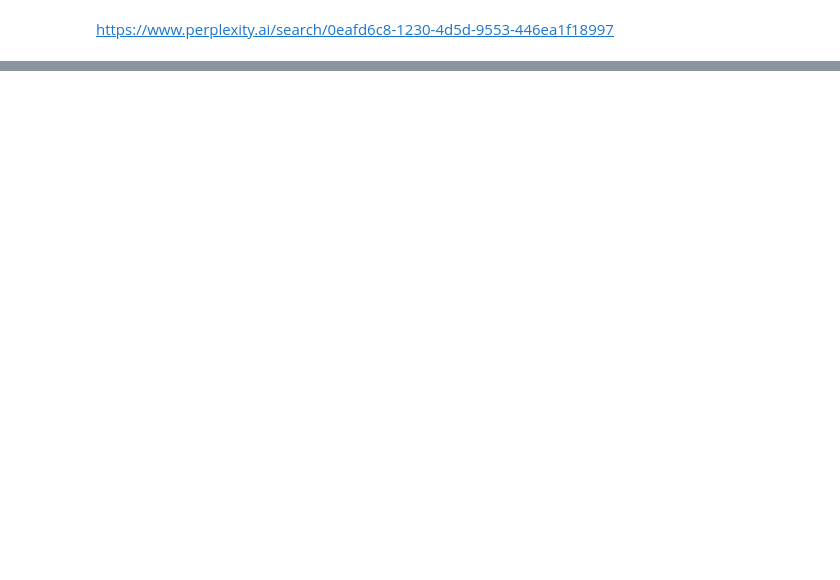
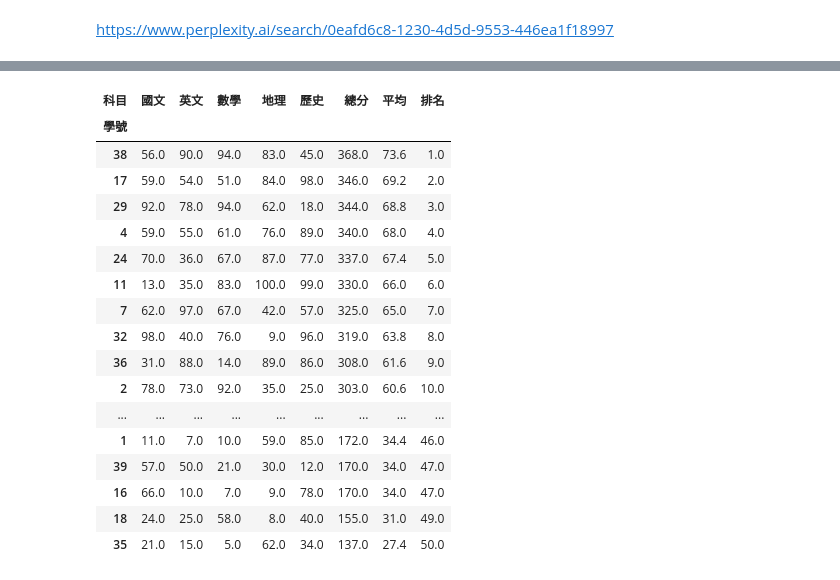
Before and after one commit to futitan/python_analysis, a Jupyter notebook: lesson19/lesson19_1.ipynb, the cells around one changed output, grey strips where cells are left out. Cells and saved outputs as stored; diff of their text form; code cells hidden in the pictures; blank space fills up the shorter version.

```diff
--- a/lesson19/lesson19_1.ipynb
+++ b/lesson19/lesson19_1.ipynb
@@ -68,0 +69,26 @@ scores_pd1.iloc[-5:]
+# %%
+#map ->針對所有的儲存格->要自訂FUNCTION-->RETURN VALUE
+# map(fun)
+#apply ->sreies ->自訂FUNCTION,參數是sreies-->RETURN sreies
+#apply(fun)
+
+scores_pd1.map(lambda v:float(v))
+# %% [output]
+| 科目 | 國文 | 英文 | 數學 | 地理 | 歷史 | 總分 | 平均 | 排名 |
+| 學號 |  |  |  |  |  |  |  |  |
+| 38 | 56.0 | 90.0 | 94.0 | 83.0 | 45.0 | 368.0 | 73.6 | 1.0 |
+| 17 | 59.0 | 54.0 | 51.0 | 84.0 | 98.0 | 346.0 | 69.2 | 2.0 |
+| 29 | 92.0 | 78.0 | 94.0 | 62.0 | 18.0 | 344.0 | 68.8 | 3.0 |
+| 4 | 59.0 | 55.0 | 61.0 | 76.0 | 89.0 | 340.0 | 68.0 | 4.0 |
+| 24 | 70.0 | 36.0 | 67.0 | 87.0 | 77.0 | 337.0 | 67.4 | 5.0 |
+| 11 | 13.0 | 35.0 | 83.0 | 100.0 | 99.0 | 330.0 | 66.0 | 6.0 |
+| 7 | 62.0 | 97.0 | 67.0 | 42.0 | 57.0 | 325.0 | 65.0 | 7.0 |
+| 32 | 98.0 | 40.0 | 76.0 | 9.0 | 96.0 | 319.0 | 63.8 | 8.0 |
+| 36 | 31.0 | 88.0 | 14.0 | 89.0 | 86.0 | 308.0 | 61.6 | 9.0 |
+| 2 | 78.0 | 73.0 | 92.0 | 35.0 | 25.0 | 303.0 | 60.6 | 10.0 |
+| ... | ... | ... | ... | ... | ... | ... | ... | ... |
+| 1 | 11.0 | 7.0 | 10.0 | 59.0 | 85.0 | 172.0 | 34.4 | 46.0 |
+| 39 | 57.0 | 50.0 | 21.0 | 30.0 | 12.0 | 170.0 | 34.0 | 47.0 |
+| 16 | 66.0 | 10.0 | 7.0 | 9.0 | 78.0 | 170.0 | 34.0 | 47.0 |
+| 18 | 24.0 | 25.0 | 58.0 | 8.0 | 40.0 | 155.0 | 31.0 | 49.0 |
+| 35 | 21.0 | 15.0 | 5.0 | 62.0 | 34.0 | 137.0 | 27.4 | 50.0 |
```
Also changed, not shown: parts of 6 cells of this notebook, 1 other file.
